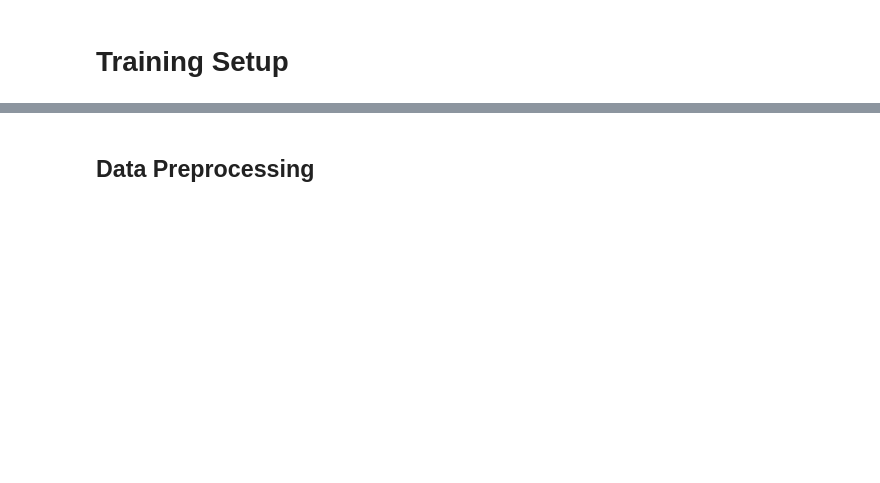
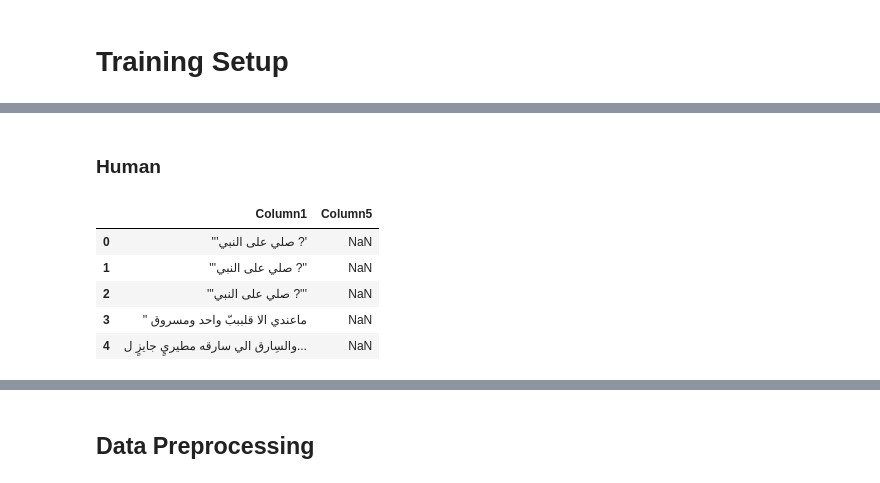
Before and after one commit to shahzaib3120/arabic-text-classification, a Jupyter notebook: araBERT.ipynb, the cells around one changed output, grey strips where cells are left out. Cells and saved outputs as stored; diff of their text form; code cells hidden in the pictures; blank space fills up the shorter version.

```diff
--- a/araBERT.ipynb
+++ b/araBERT.ipynb
@@ -46,0 +85,12 @@ tensor([[0.4394, 0.5606]], grad_fn=<SoftmaxBackward0>)
+# %% [markdown]
+### Human
+# %%
+human_df = pd.read_csv('../Tweets/HumanArabicTweets.csv')
+human_df.head()
+# %% [output]
+|  | Column1 | Column5 |
+| 0 | '''صلي على النبي ?' | NaN |
+| 1 | '''صلي على النبي ?'' | NaN |
+| 2 | '''صلي على النبي ?''' | NaN |
+| 3 | '' ماعندي الا قلبببّ واحد ومسروق | NaN |
+| 4 | والسِارق الي سارقه مطيريٍ جايزٍ ل... | NaN |
```
Also changed, not shown: parts of 23 cells of this notebook, 1 other file.
